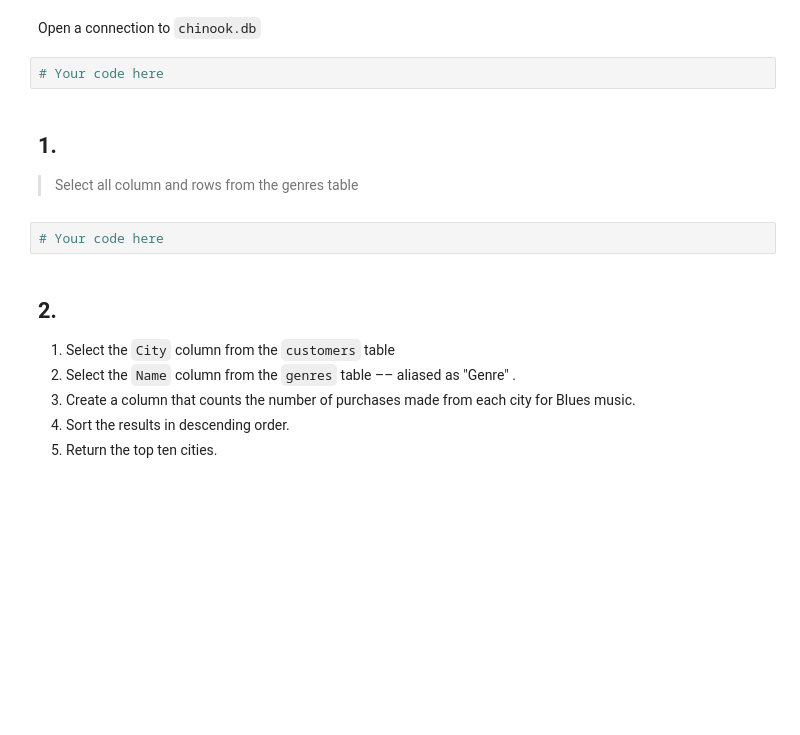
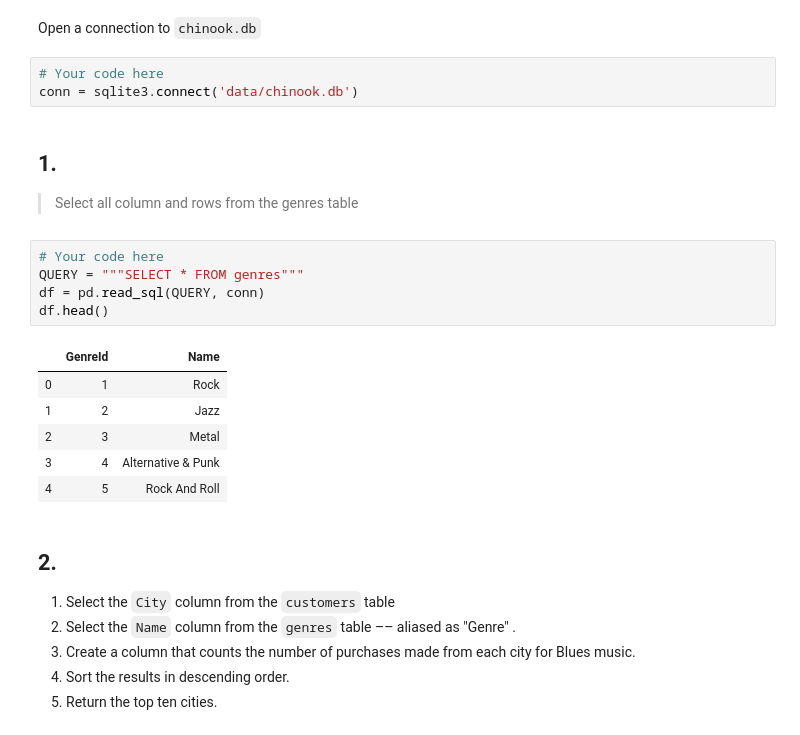
Before and after one commit to lecritch/dsc-chi-mod1-review, a Jupyter notebook: index.ipynb, the cells around one changed output. Cells and saved outputs as stored; diff of their text form; blank space fills up the shorter version.

````diff
--- a/index.ipynb
+++ b/index.ipynb
@@ -152,12 +193,23 @@ import matplotlib.pyplot as plt
 Open a connection to ```chinook.db```
 # %%
 # Your code here
+conn = sqlite3.connect('data/chinook.db')
 # %% [markdown]
 ## 1.
 
 >Select all column and rows from the genres table
-# %%
-# Your code here
+# %%
+# Your code here
+QUERY = """SELECT * FROM genres"""
+df = pd.read_sql(QUERY, conn)
+df.head()
+# %% [output]
+|  | GenreId | Name |
+| 0 | 1 | Rock |
+| 1 | 2 | Jazz |
+| 2 | 3 | Metal |
+| 3 | 4 | Alternative & Punk |
+| 4 | 5 | Rock And Roll |
 # %% [markdown]
 ## 2.
 
````
Also changed, not shown: parts of 33 cells of this notebook, 1 other file.
